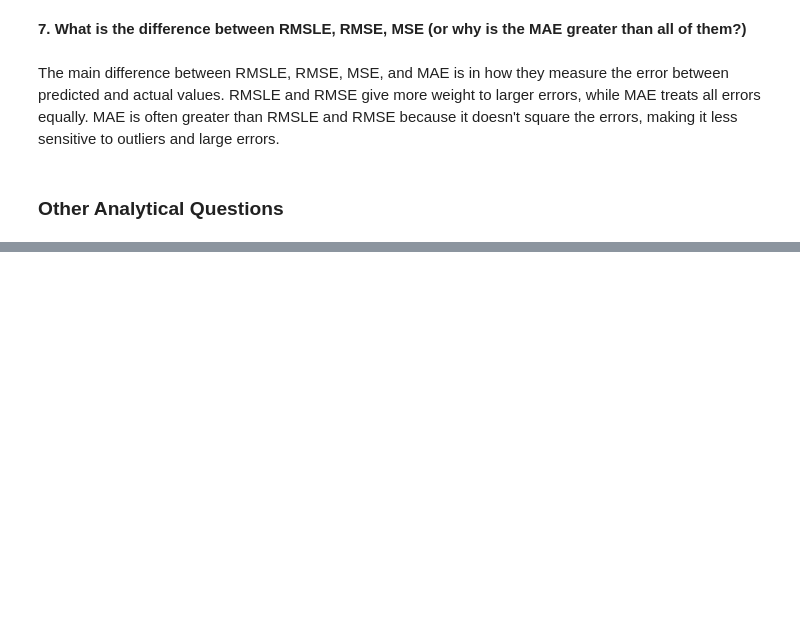
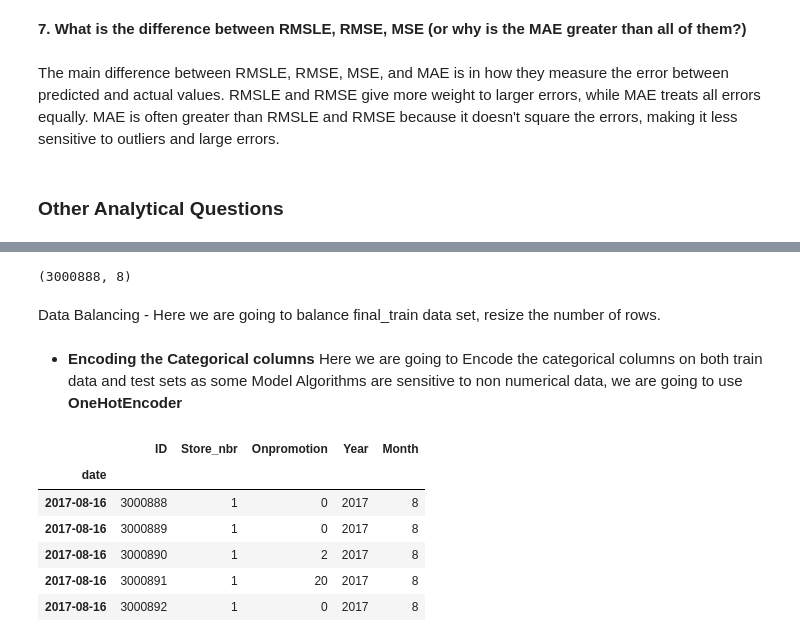
Before and after one commit to MarthaK-Coder/Azubi-Africa-LP3-Sprint, a Jupyter notebook: Project3 Notebook.ipynb, the cells around one changed output, grey strips where cells are left out. Drawn from its saved outputs; the diff is of its cells as text; code cells hidden in the pictures; blank space fills up the shorter version.

```diff
--- a/Project3 Notebook.ipynb
+++ b/Project3 Notebook.ipynb
@@ -1559,0 +1599,61 @@ The main difference between RMSLE, RMSE, MSE, and MAE is in how they measure the
+# %%
+#Implement the new super grouping of product family on the actual family attribute.
+
+final_train['Family'] = final_train['Family'].replace({
+'AUTOMOTIVE': 'Others',
+'BABY CARE': 'Personal Care',
+'BEAUTY': 'Personal Care',
+'BEVERAGES': 'Beverages',
+'BOOKS': 'Others',
+'BREAD/BAKERY': 'Food',
+'CELEBRATION': 'Food',
+'CLEANING': 'Others',
+'DAIRY': 'Food',
+'DELI': 'Food',
+'EGGS': 'Food',
+'FROZEN FOODS': 'Food',
+'GROCERY I': 'Food',
+'GROCERY II': 'Food',
+'HARDWARE': 'Others',
+'HOME AND KITCHEN I': 'Home and Kitchen',
+'HOME AND KITCHEN II': 'Home and Kitchen',
+'HOME APPLIANCES': 'Home and Kitchen',
+'HOME CARE': 'Home and Kitchen',
+'LADIESWEAR': 'Clothing',
+'LAWN AND GARDEN': 'Others',
+'LINGERIE': 'Clothing',
+'LIQUOR,WINE,BEER': 'Beverages',
+'MAGAZINES': 'Others',
+'MEATS': 'Food',
+'PERSONAL CARE': 'Personal Care',
+'PET SUPPLIES': 'Others',
+'PLAYERS AND ELECTRONICS': 'Others',
+'POULTRY': 'Food',
+'PREPARED FOODS': 'Food',
+'PRODUCE': 'Food',
+'SCHOOL AND OFFICE SUPPLIES': 'Others',
+'SEAFOOD': 'Food'
+})
+# %%
+final_train.shape
+# %% [output]
+(3000888, 8)
+# %% [markdown]
+Data Balancing -
+Here we are going to balance final_train data set, resize the number of rows.
+# %% [markdown]
+- **Encoding the Categorical columns**
+Here we are going to Encode the categorical columns on both train data and test sets as some Model Algorithms are sensitive to non numerical data, we are going to use **OneHotEncoder**
+# %%
+#Selecting only numerical columns and setting a named variable for both Train data and X_test
+num_train_data = final_train.select_dtypes(exclude="object")
+num_X_test = final_test.select_dtypes(exclude="object")
+num_X_test.head()
+# %% [output]
+|  | ID | Store_nbr | Onpromotion | Year | Month |
+| date |  |  |  |  |  |
+| 2017-08-16 | 3000888 | 1 | 0 | 2017 | 8 |
+| 2017-08-16 | 3000889 | 1 | 0 | 2017 | 8 |
+| 2017-08-16 | 3000890 | 1 | 2 | 2017 | 8 |
+| 2017-08-16 | 3000891 | 1 | 20 | 2017 | 8 |
+| 2017-08-16 | 3000892 | 1 | 0 | 2017 | 8 |
```
Also changed, not shown: parts of 14 cells of this notebook.
